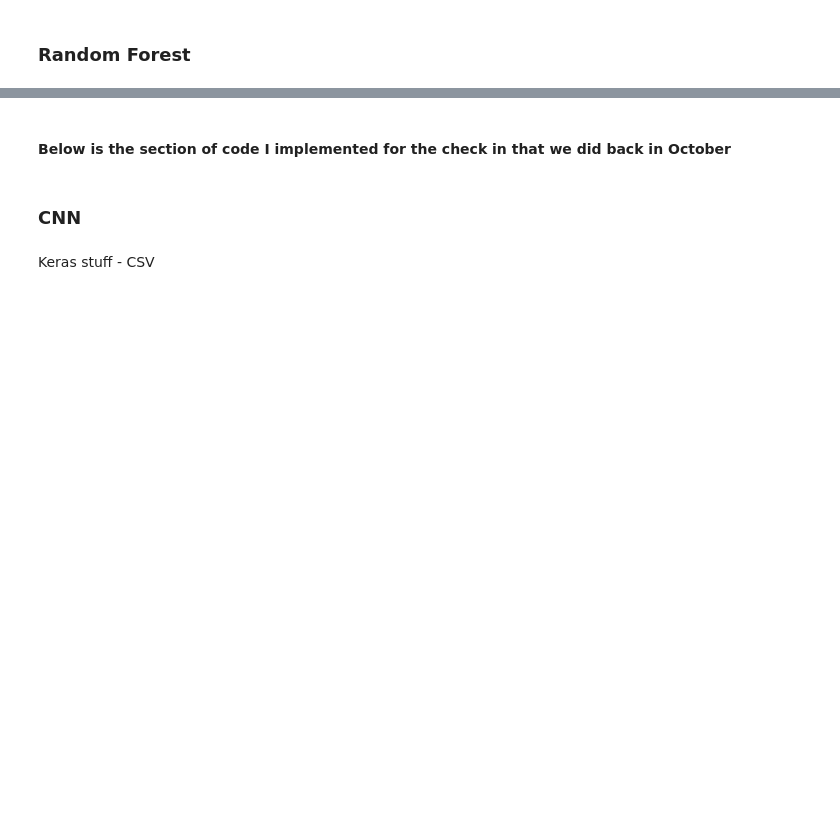
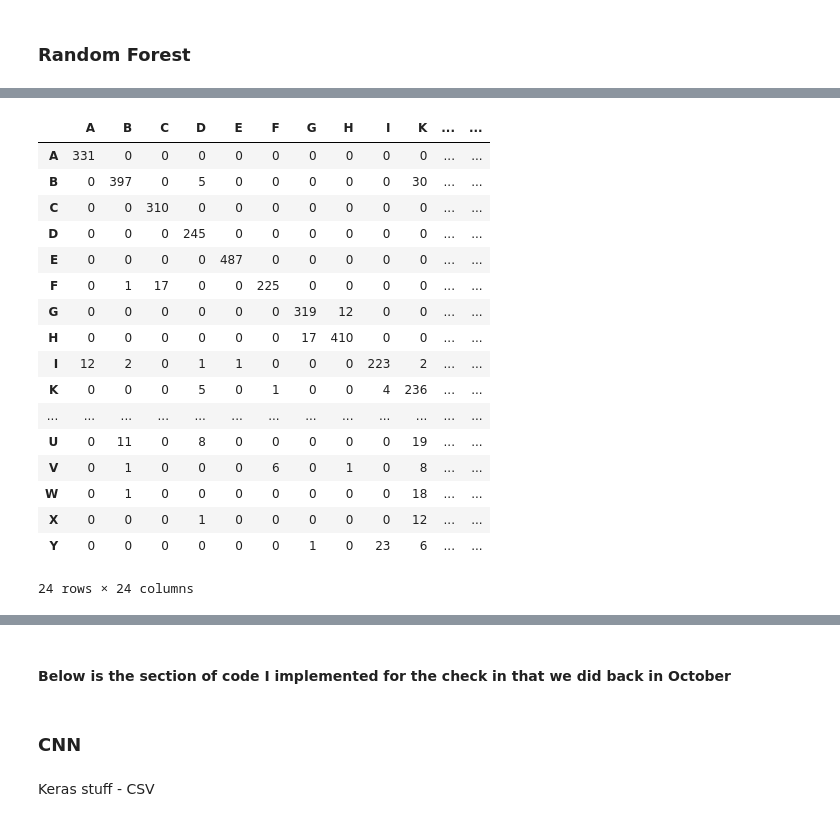
Before and after one commit to Astute-2319/CS5990-Group7-Final-Project, a Jupyter notebook: astute_final_work.ipynb, the cells around one changed output, grey strips where cells are left out. Drawn from its saved outputs; the diff is of its cells as text; code cells hidden in the pictures; blank space fills up the shorter version.

```diff
--- a/astute_final_work.ipynb
+++ b/astute_final_work.ipynb
@@ -406,0 +407,22 @@ Accuracy: 0.8105131065253764
+# %%
+conf_matrix_100_tree = confusion_matrix(test_data_labels, predictions)
+conf_matrix_to_df(conf_matrix_100_tree, labels)
+# %% [output]
+|  | A | B | C | D | E | F | G | H | I | K | ... | ... |
+| A | 331 | 0 | 0 | 0 | 0 | 0 | 0 | 0 | 0 | 0 | ... | ... |
+| B | 0 | 397 | 0 | 5 | 0 | 0 | 0 | 0 | 0 | 30 | ... | ... |
+| C | 0 | 0 | 310 | 0 | 0 | 0 | 0 | 0 | 0 | 0 | ... | ... |
+| D | 0 | 0 | 0 | 245 | 0 | 0 | 0 | 0 | 0 | 0 | ... | ... |
+| E | 0 | 0 | 0 | 0 | 487 | 0 | 0 | 0 | 0 | 0 | ... | ... |
+| F | 0 | 1 | 17 | 0 | 0 | 225 | 0 | 0 | 0 | 0 | ... | ... |
+| G | 0 | 0 | 0 | 0 | 0 | 0 | 319 | 12 | 0 | 0 | ... | ... |
+| H | 0 | 0 | 0 | 0 | 0 | 0 | 17 | 410 | 0 | 0 | ... | ... |
+| I | 12 | 2 | 0 | 1 | 1 | 0 | 0 | 0 | 223 | 2 | ... | ... |
+| K | 0 | 0 | 0 | 5 | 0 | 1 | 0 | 0 | 4 | 236 | ... | ... |
+| ... | ... | ... | ... | ... | ... | ... | ... | ... | ... | ... | ... | ... |
+| U | 0 | 11 | 0 | 8 | 0 | 0 | 0 | 0 | 0 | 19 | ... | ... |
+| V | 0 | 1 | 0 | 0 | 0 | 6 | 0 | 1 | 0 | 8 | ... | ... |
+| W | 0 | 1 | 0 | 0 | 0 | 0 | 0 | 0 | 0 | 18 | ... | ... |
+| X | 0 | 0 | 0 | 1 | 0 | 0 | 0 | 0 | 0 | 12 | ... | ... |
+| Y | 0 | 0 | 0 | 0 | 0 | 0 | 1 | 0 | 23 | 6 | ... | ... |
+24 rows × 24 columns
```
Also changed, not shown: parts of 7 cells of this notebook.
